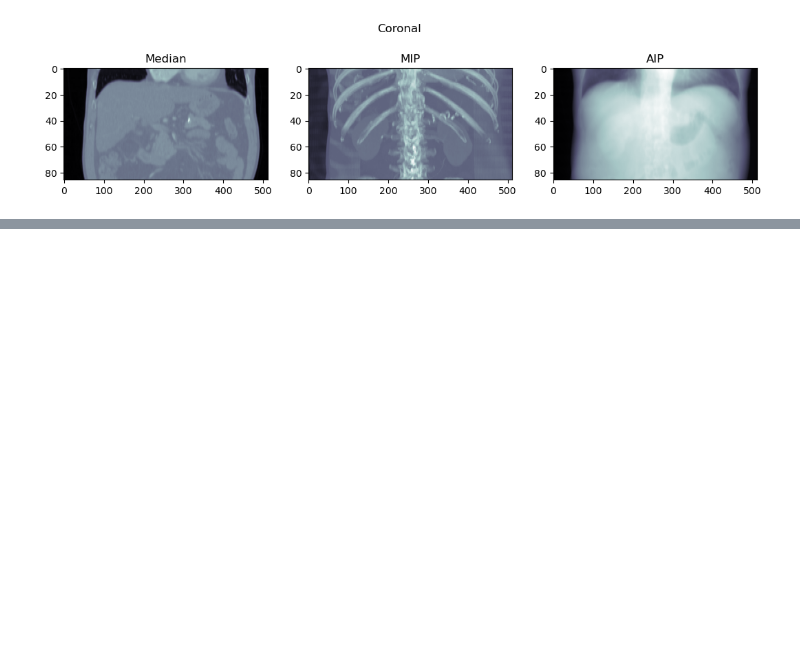
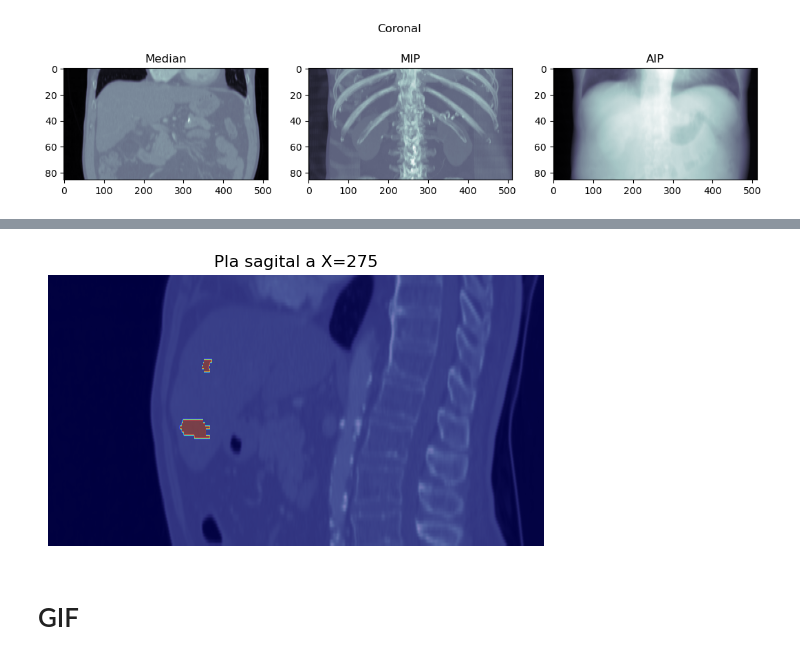
Before and after one commit to OliverJosep/11763-Medical-Image-Processing-Final-Project, a Jupyter notebook: notebook/objective.ipynb, the cells around one changed output, grey strips where cells are left out. Cells and saved outputs as stored; diff of their text form; code cells hidden in the pictures; blank space fills up the shorter version.

```diff
--- a/notebook/objective.ipynb
+++ b/notebook/objective.ipynb
@@ -157,0 +289,17 @@ plt.show()
+# %%
+sagital_sum = full_mask.sum(axis=(0,1))  # Shape: (X,)
+max_index = np.argmax(sagital_sum)
+
+# plane = img_dcm[:, :, max_index]
+plane = dicom.median_sagittal_plane(img_dcm)
+mask_plane = full_mask[:, :, max_index]
+
+plt.imshow(plane, cmap="bone", aspect=slice_spacing / pixel_spacing[0])
+plt.imshow(mask_plane, cmap="jet", alpha=0.5, aspect=slice_spacing / pixel_spacing[0])
+plt.title(f"Pla sagital a X={max_index}")
+plt.axis("off")
+plt.show()
+# %% [output]
+[figure, added]
+# %% [markdown]
+# GIF
```
Also changed, not shown: parts of 10 cells of this notebook, 19 other files.
